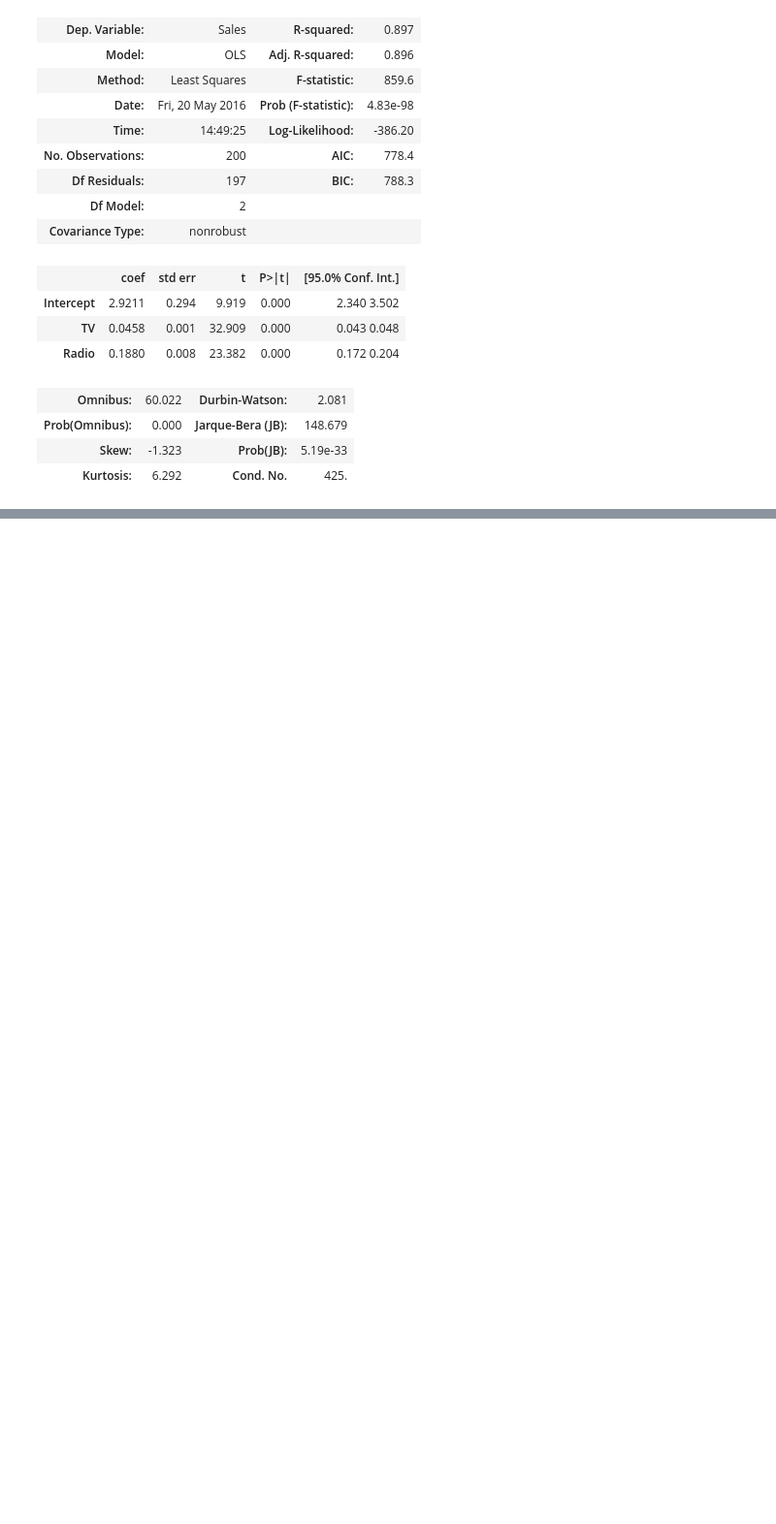
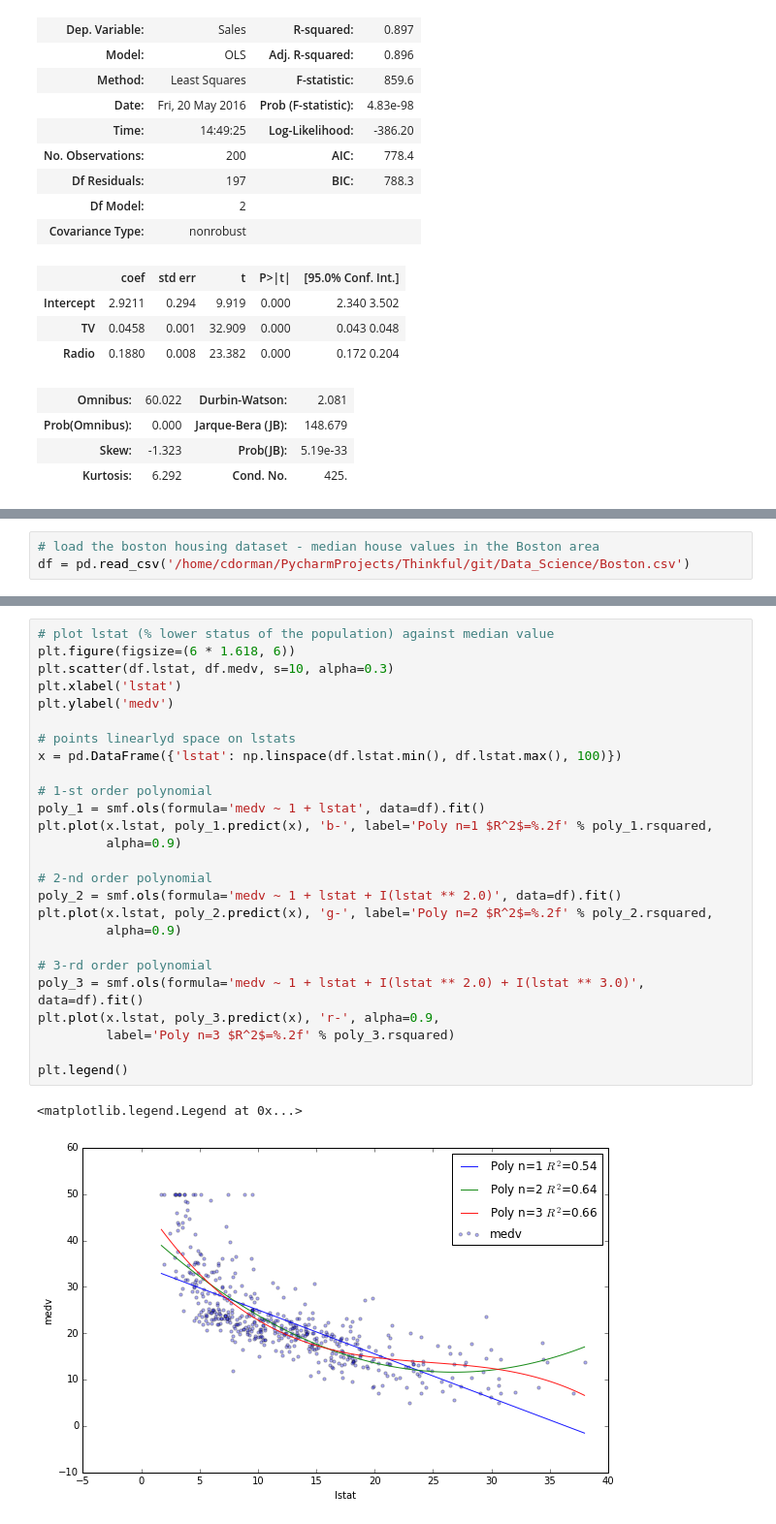
Before and after one commit to cdorman1/Data_Science, a Jupyter notebook: multiple_regression.ipynb, the cells around one changed output, grey strips where cells are left out. Shown at 97% size. Drawn from its saved outputs; the diff is of its cells as text; blank space fills up the shorter version.

```diff
--- a/multiple_regression.ipynb
+++ b/multiple_regression.ipynb
@@ -34,0 +85,3 @@ OLS Regression Results
+# %%
+# load the boston housing dataset - median house values in the Boston area
+df = pd.read_csv('/home/cdorman/PycharmProjects/Thinkful/git/Data_Science/Boston.csv')
@@ -34,0 +109,29 @@ OLS Regression Results
+# %%
+# plot lstat (% lower status of the population) against median value
+plt.figure(figsize=(6 * 1.618, 6))
+plt.scatter(df.lstat, df.medv, s=10, alpha=0.3)
+plt.xlabel('lstat')
+plt.ylabel('medv')
+
+# points linearlyd space on lstats
+x = pd.DataFrame({'lstat': np.linspace(df.lstat.min(), df.lstat.max(), 100)})
+
+# 1-st order polynomial
+poly_1 = smf.ols(formula='medv ~ 1 + lstat', data=df).fit()
+plt.plot(x.lstat, poly_1.predict(x), 'b-', label='Poly n=1 $R^2$=%.2f' % poly_1.rsquared,
+         alpha=0.9)
+
+# 2-nd order polynomial
+poly_2 = smf.ols(formula='medv ~ 1 + lstat + I(lstat ** 2.0)', data=df).fit()
+plt.plot(x.lstat, poly_2.predict(x), 'g-', label='Poly n=2 $R^2$=%.2f' % poly_2.rsquared,
+         alpha=0.9)
+
+# 3-rd order polynomial
+poly_3 = smf.ols(formula='medv ~ 1 + lstat + I(lstat ** 2.0) + I(lstat ** 3.0)', data=df).fit()
+plt.plot(x.lstat, poly_3.predict(x), 'r-', alpha=0.9,
+         label='Poly n=3 $R^2$=%.2f' % poly_3.rsquared)
+
+plt.legend()
+# %% [output]
+<matplotlib.legend.Legend at 0x...>
+[figure, added]
```
Also changed, not shown: parts of 6 cells of this notebook.
